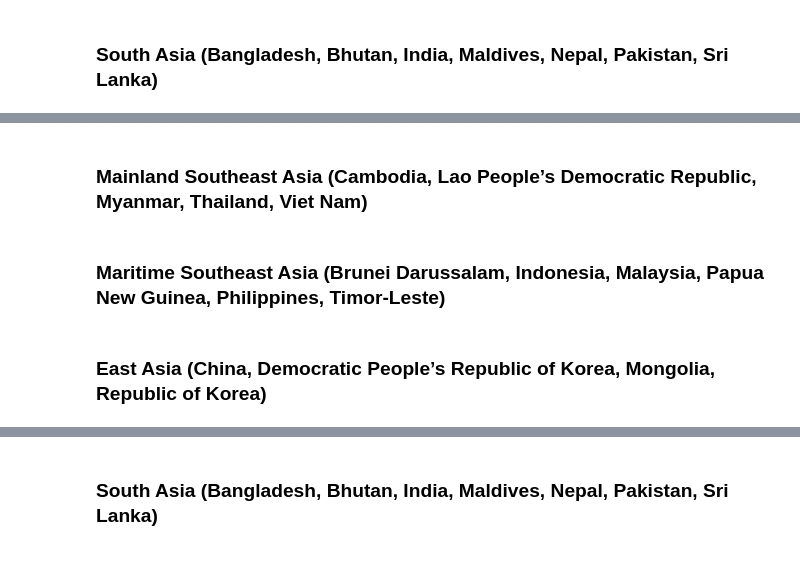
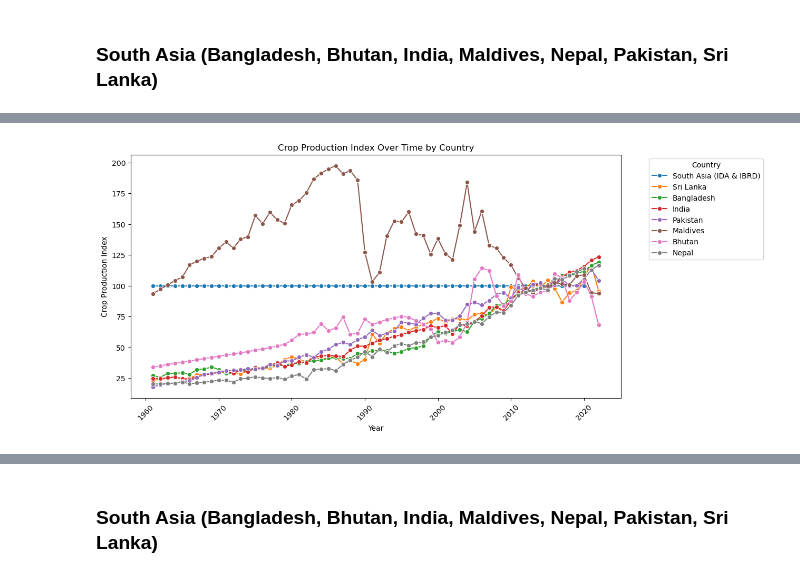
Before and after one commit to eitrager/eep153project, a Jupyter notebook: SA_AG.ipynb, the cells around one changed output, grey strips where cells are left out. Saved outputs shown, nothing was run; the diff lists cells and outputs as text; code cells hidden in the pictures.

```diff
--- a/SA_AG.ipynb
+++ b/SA_AG.ipynb
@@ -111,6 +205,39 @@ RuntimeError: Got error 175 (Invalid format): The indicator was not found. It ma
 # %%
 # Produce Crop Production Index over time plot for each country, specifying top 5 crops (or crops of interest
 # for the Green revolution)
+
+SA_ag = SA_ag.reset_index()
+SA_ag = SA_ag.rename(columns={'date': 'Date'})  # Ensure correct column name
+
+plt.figure(figsize=(12, 6))
+
+# Line plot for Crop Production Index over time
+sns.lineplot(data=SA_ag, x="Date", y="Crop Production Index", hue="Country", marker="o")
+
+plt.xlabel("Year")
+plt.ylabel("Crop Production Index")
+plt.title("Crop Production Index Over Time by Country")
+plt.legend(title="Country", bbox_to_anchor=(1.05, 1), loc="upper left")
+plt.xticks(rotation=45)
+plt.show()
+
+# green_rev_crops = ["Wheat", "Rice", "Maize", "Sorghum", "Barley"]
+
+# plt.figure(figsize=(12, 6))
+
+# # Filter dataset for only Green Revolution crops
+# for crop in green_rev_crops:
+#     if crop in SA_ag.columns:
+#         sns.lineplot(data=SA_ag, x="Date", y=crop, label=crop)
+
+# plt.xlabel("Year")
+# plt.ylabel("Production Index")
+# plt.title("Top Green Revolution Crops Over Time")
+# plt.legend(title="Crop", bbox_to_anchor=(1.05, 1), loc="upper left")
+# plt.xticks(rotation=45)
+# plt.show()
+# %% [output]
+[figure, added]
 # %%
 # Produce Food Production Index over time plot for each country, specifying top 5 crops (or crops of interest
 # for the Green revolution)
@@ -119,6 +249,0 @@ RuntimeError: Got error 175 (Invalid format): The indicator was not found. It ma
-# %% [markdown]
-### Mainland Southeast Asia (Cambodia, Lao People’s Democratic Republic, Myanmar, Thailand, Viet Nam)
-# %% [markdown]
-### Maritime Southeast Asia (Brunei Darussalam, Indonesia, Malaysia, Papua New Guinea, Philippines, Timor-Leste)
-# %% [markdown]
-### East Asia (China, Democratic People’s Republic of Korea, Mongolia, Republic of Korea)
```
Also changed, not shown: parts of 15 cells of this notebook, 1 other file.
